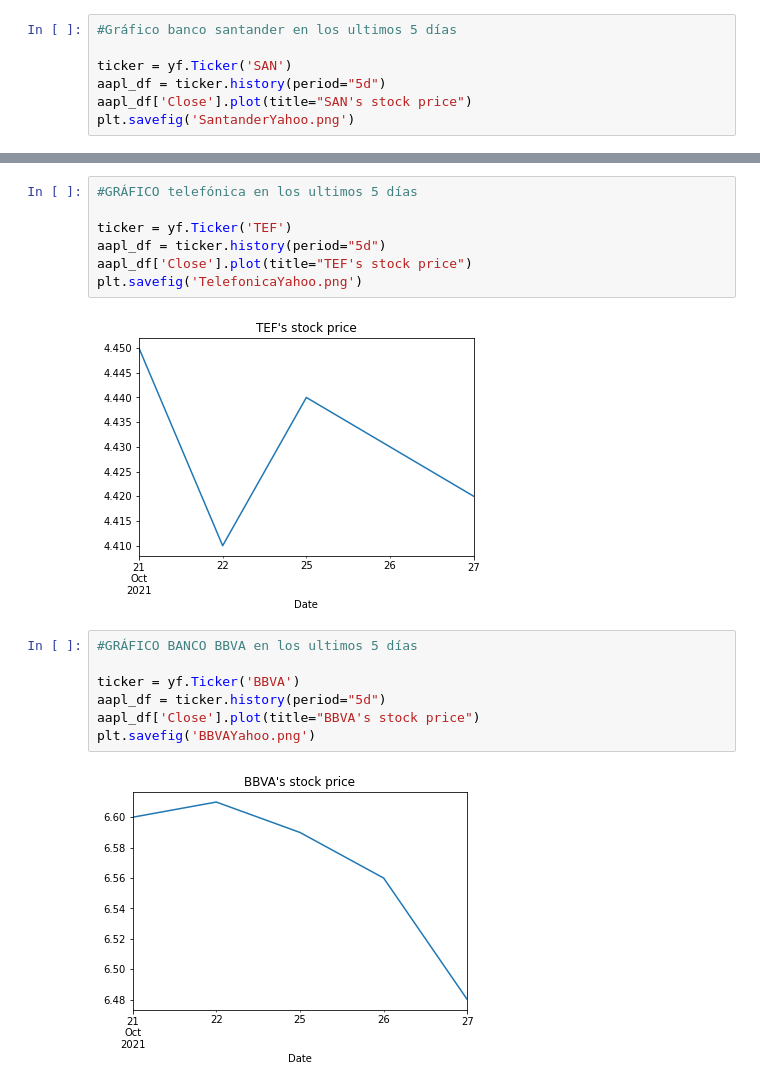
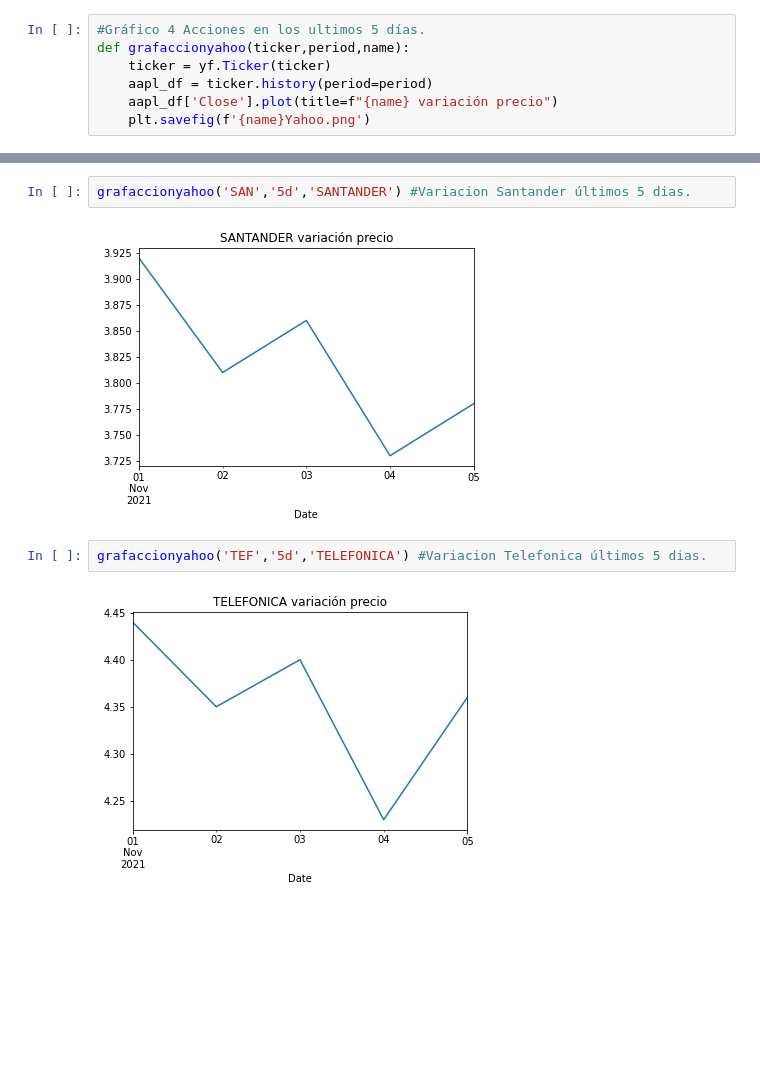
Before and after one commit to pptscdia2021/pp12021grupo6_a1-pp12021grupo6_a1, a Jupyter notebook: TP2-WSyAPI/yahoofinance_max_min_graficos.ipynb, the cells around one changed output, grey strips where cells are left out. Drawn from its saved outputs; the diff is of its cells as text; blank space fills up the shorter version.

```diff
--- a/TP2-WSyAPI/yahoofinance_max_min_graficos.ipynb
+++ b/TP2-WSyAPI/yahoofinance_max_min_graficos.ipynb
@@ -120,7 +121,7 @@ En la fecha 2021-10-27 la menor variacion fue  0.02 para  Variacion Telefonica
 # %%
-#Gráfico banco santander en los ultimos 5 días
-
-ticker = yf.Ticker('SAN')
-aapl_df = ticker.history(period="5d")
-aapl_df['Close'].plot(title="SAN's stock price")
-plt.savefig('SantanderYahoo.png')
+#Gráfico 4 Acciones en los ultimos 5 días.
+def grafaccionyahoo(ticker,period,name):
+    ticker = yf.Ticker(ticker)
+    aapl_df = ticker.history(period=period)
+    aapl_df['Close'].plot(title=f"{name} variación precio")
+    plt.savefig(f'{name}Yahoo.png')
@@ -129,19 +128,9 @@ plt.savefig('SantanderYahoo.png')
 # %%
-#GRÁFICO telefónica en los ultimos 5 días
-
-ticker = yf.Ticker('TEF')
-aapl_df = ticker.history(period="5d")
-aapl_df['Close'].plot(title="TEF's stock price")
-plt.savefig('TelefonicaYahoo.png')
+grafaccionyahoo('SAN','5d','SANTANDER') #Variacion Santander últimos 5 dias.
 # %% [output]
-[figure, old version]
+[figure, new version]
 # %%
-#GRÁFICO BANCO BBVA en los ultimos 5 días
-
-ticker = yf.Ticker('BBVA')
-aapl_df = ticker.history(period="5d")
-aapl_df['Close'].plot(title="BBVA's stock price")
-plt.savefig('BBVAYahoo.png')
+grafaccionyahoo('TEF','5d','TELEFONICA') #Variacion Telefonica últimos 5 dias.
 # %% [output]
-[figure, old version]
+[figure, new version]
 # %%
```
Also changed, not shown: parts of 10 cells of this notebook.
